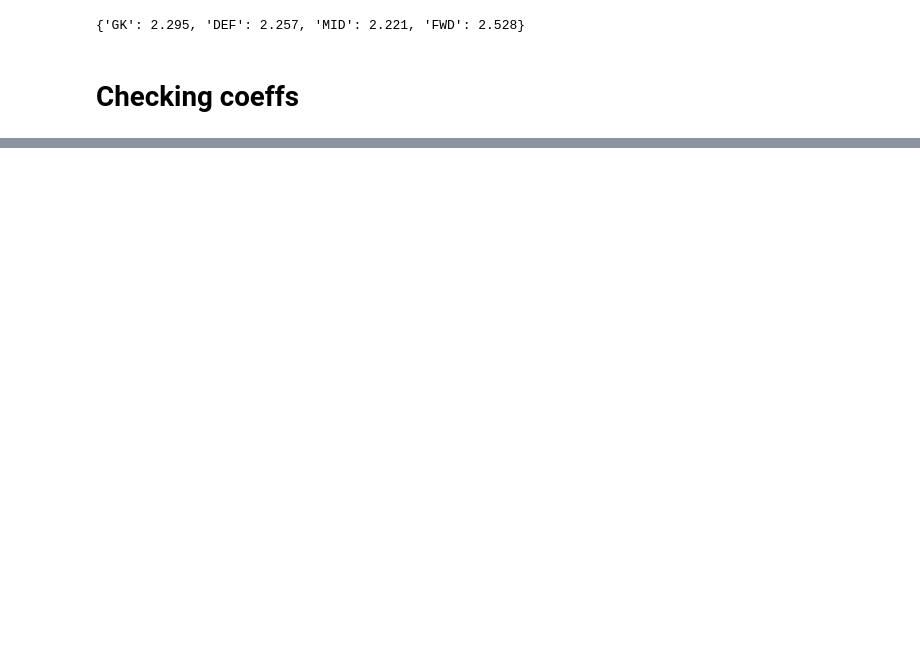
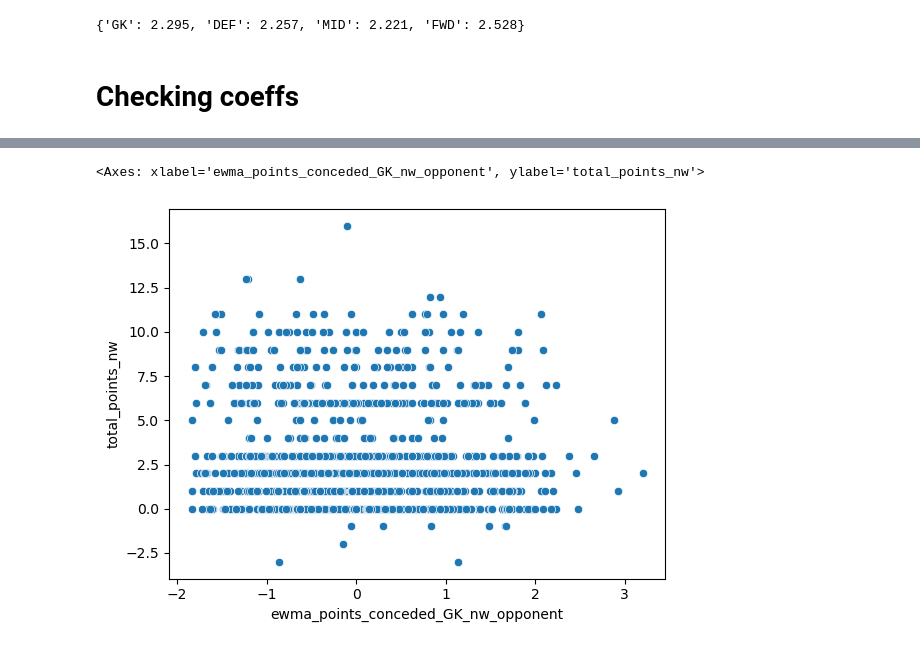
Before and after one commit to doug-ellis/draft_fpl_2526, a Jupyter notebook: transfer/assessing_opponent_impact.ipynb, the cells around one changed output, grey strips where cells are left out. Cells and saved outputs as stored; diff of their text form; code cells hidden in the pictures; blank space fills up the shorter version.

```diff
--- a/transfer/assessing_opponent_impact.ipynb
+++ b/transfer/assessing_opponent_impact.ipynb
@@ -130,0 +108,7 @@ LinregressResult(slope=np.float64(-0.04957550398317932), intercept=np.float64(1.
+# %%
+defenders = training_df.query('position=="GK" and minutes>0 and gw>18')
+
+sns.scatterplot(data=defenders, y='total_points_nw', x='ewma_points_conceded_GK_nw_opponent')
+# %% [output]
+<Axes: xlabel='ewma_points_conceded_GK_nw_opponent', ylabel='total_points_nw'>
+[figure, added]
```
Also changed, not shown: parts of 24 cells of this notebook, 1 other file.
